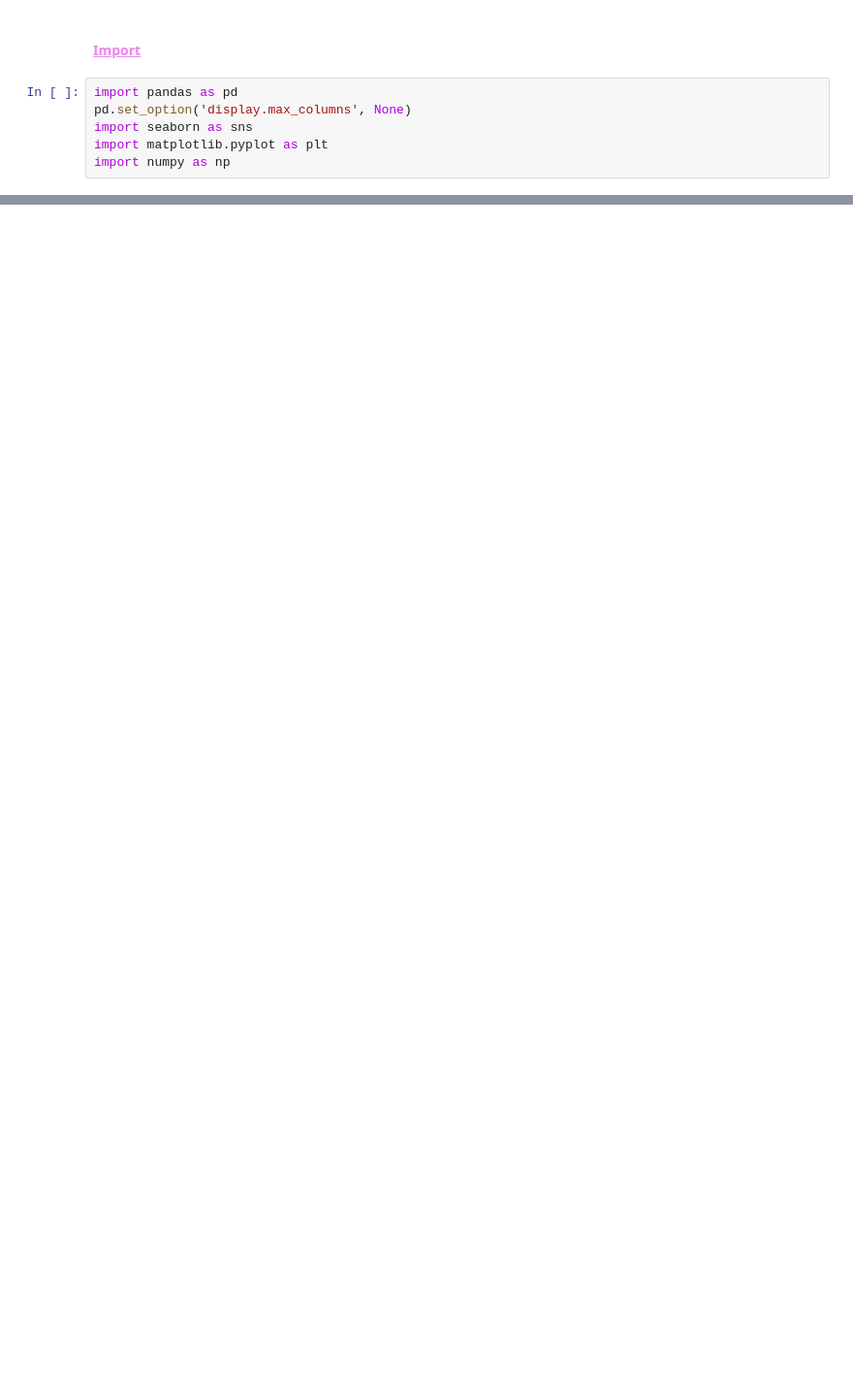
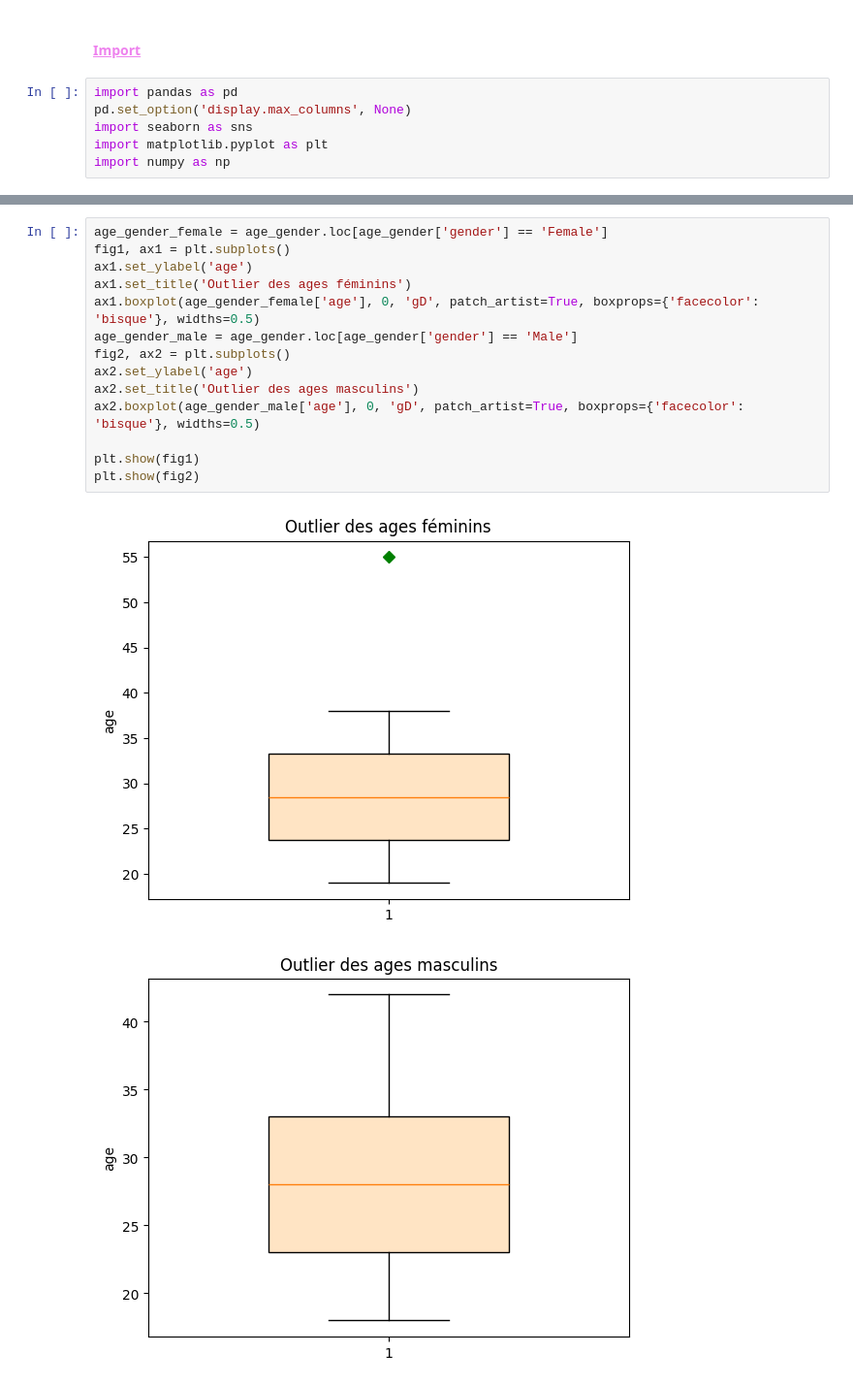
Before and after one commit to Olivier77260/Tinder2.2, a Jupyter notebook: tinder.ipynb, the cells around one changed output, grey strips where cells are left out. Shown: that part at 97% size. Drawn from its saved outputs; the diff is of its cells as text; blank space fills up the shorter version.

```diff
--- a/tinder.ipynb
+++ b/tinder.ipynb
@@ -27,0 +118,17 @@ import numpy as np
+# %%
+age_gender_female = age_gender.loc[age_gender['gender'] == 'Female']
+fig1, ax1 = plt.subplots()
+ax1.set_ylabel('age')
+ax1.set_title('Outlier des ages féminins')
+ax1.boxplot(age_gender_female['age'], 0, 'gD', patch_artist=True, boxprops={'facecolor': 'bisque'}, widths=0.5)
+age_gender_male = age_gender.loc[age_gender['gender'] == 'Male']
+fig2, ax2 = plt.subplots()
+ax2.set_ylabel('age')
+ax2.set_title('Outlier des ages masculins')
+ax2.boxplot(age_gender_male['age'], 0, 'gD', patch_artist=True, boxprops={'facecolor': 'bisque'}, widths=0.5)
+
+plt.show(fig1)
+plt.show(fig2)
+# %% [output]
+[figure, added]
+[figure, added]
```
Also changed, not shown: parts of 58 cells of this notebook, 1 other file.
